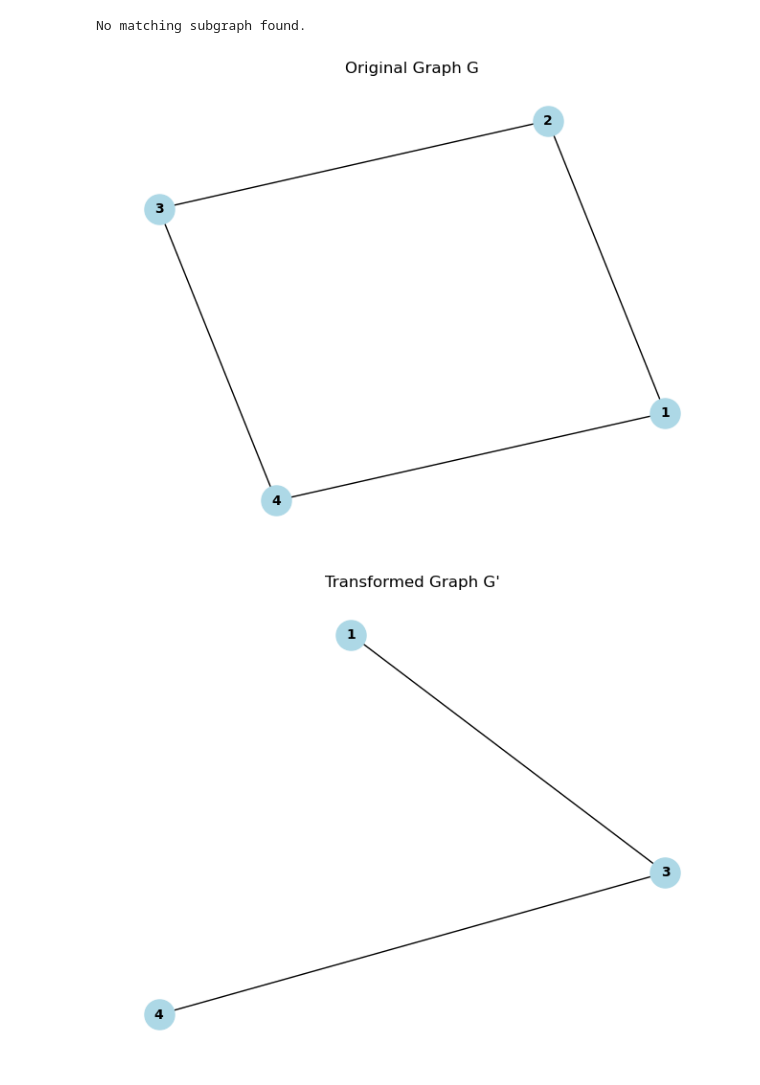
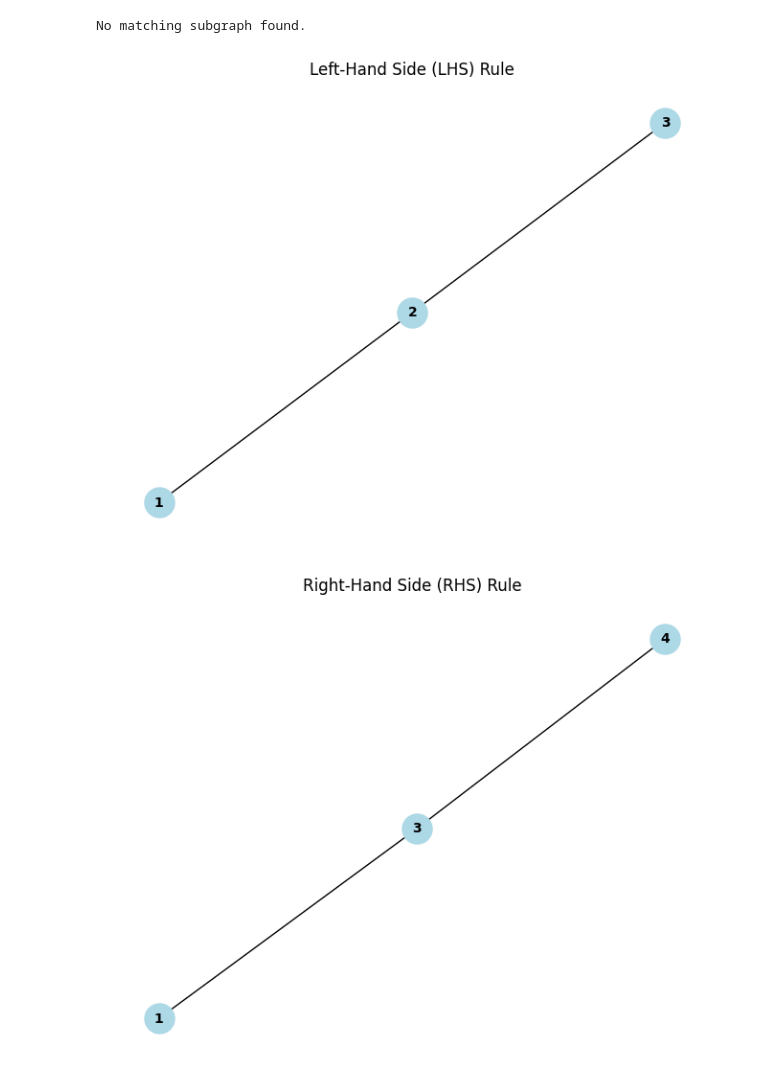
Before and after one commit to makowskitomasz/graph_double_pushout, a Jupyter notebook: notebooks/pushout_wn.ipynb, the cells around one changed output. Drawn from its saved outputs; the diff is of its cells as text; code cells hidden in the pictures.

```diff
--- a/notebooks/pushout_wn.ipynb
+++ b/notebooks/pushout_wn.ipynb
@@ -228,32 +371,36 @@ def apply_dpo(G, LHS, RHS):
     rhs_node_mapping = {node: homomorphism[node] for node in LHS.nodes() if node in homomorphism}
 
     # Map edges of the RHS to G using the node mapping
     for edge in RHS.edges():
         # Map edge from RHS to corresponding nodes in G
         mapped_edge = (rhs_node_mapping.get(edge[0], edge[0]), rhs_node_mapping.get(edge[1], edge[1]))
         G.add_edge(*mapped_edge)
 
     return G
 
 # Example usage of DPO
 def main():
     # Create the graph G
     G = create_initial_graph()
 
     # Create the LHS and RHS rule
     LHS, RHS = create_rule()
 
+    plot_graph(LHS, "Left-Hand Side (LHS) Rule")
+
+    plot_graph(RHS, "Right-Hand Side (RHS) Rule")
+
     # Plot the initial graph
     plot_graph(G, "Original Graph G")
 
     # Apply the DPO transformation
     G_transformed = apply_dpo(G, LHS, RHS)
 
     # Plot the transformed graph
     plot_graph(G_transformed, "Transformed Graph G'")
 
 # Run the DPO algorithm
 main()
 # %% [output]
-[figure, old version]
+[figure, new version]
-[figure, old version]
+[figure, new version]
```
Also changed, not shown: parts of 3 cells of this notebook.
